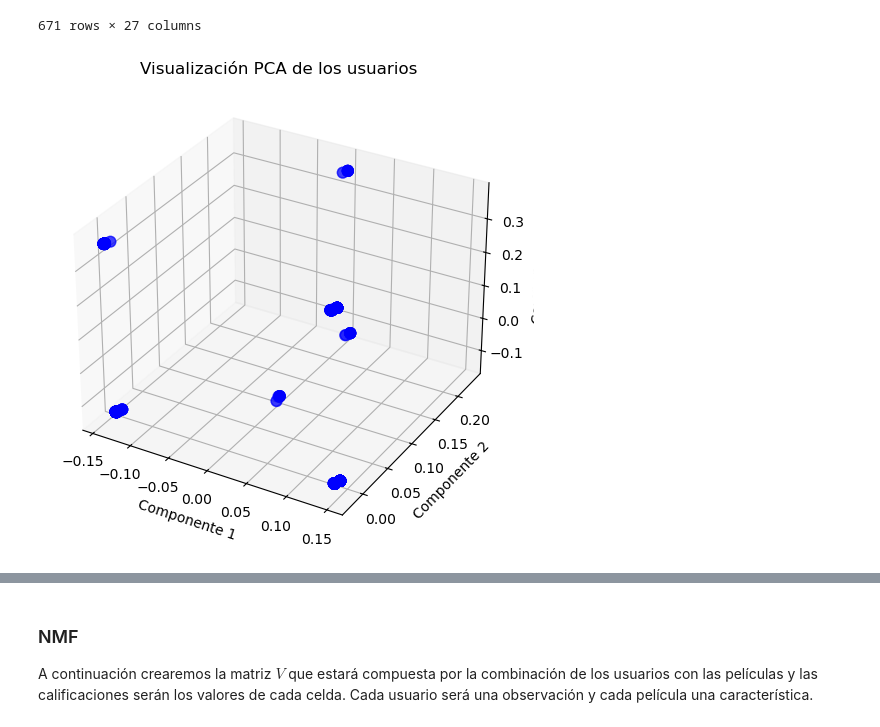
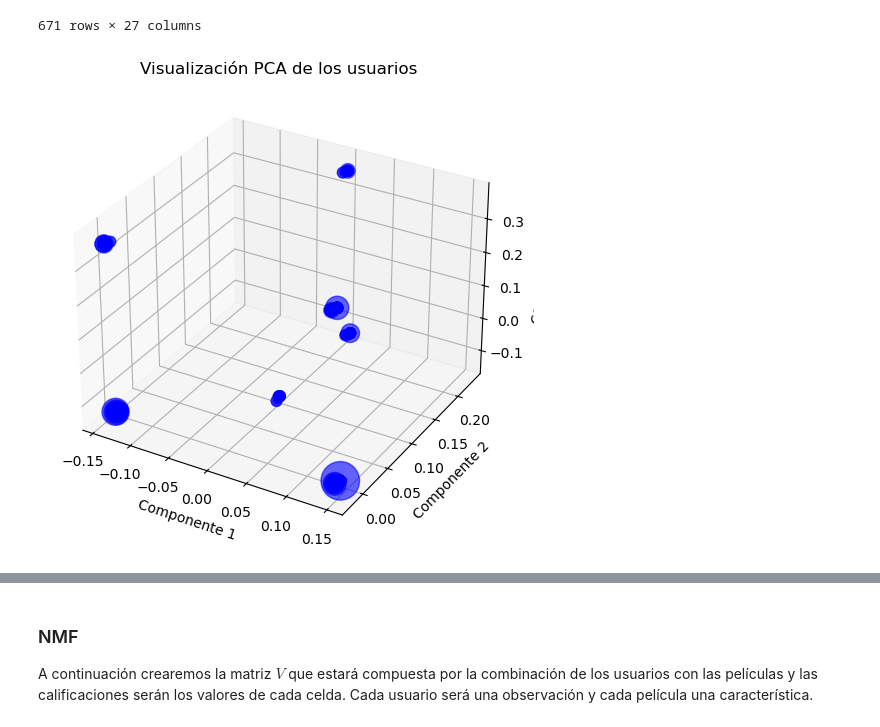
Before and after one commit to MonicaCabanas23/artificial-intelligence-course, a Jupyter notebook: Tareas/second-project/Second_Project.ipynb, the cells around one changed output, grey strips where cells are left out. Cells and saved outputs as stored; diff of their text form; code cells hidden in the pictures.

```diff
--- a/Tareas/second-project/Second_Project.ipynb
+++ b/Tareas/second-project/Second_Project.ipynb
@@ -486,22 +486,33 @@ users
 # %%
 from sklearn.decomposition import PCA
 import matplotlib.pyplot as plt
 
-# Reducir a 2 dimensiones
+# Reducir a 3 dimensiones
 pca = PCA(n_components=3)
 pca_components = pca.fit_transform(users)
+
+# Obtener los puntos únicos y contar las ocurrencias de cada punto
+unique_points, counts = np.unique(pca_components, axis=0, return_counts=True)
 
 # Graficar los resultados en 3D
 fig = plt.figure(figsize=(8, 6))
 ax = fig.add_subplot(111, projection='3d')
+
+# Usamos 'counts' como el tamaño de las burbujas
+bubble_size = counts * 10  # Ajusta el multiplicador para controlar el tamaño
+
+# Graficar burbujas
+ax.scatter(unique_points[:, 1], unique_points[:, 2], unique_points[:, 0],
+           s=bubble_size, c='blue', alpha=0.6)
+
 ax.scatter(pca_components[:, 1], pca_components[:, 2], pca_components[:, 0], c='blue', s=60)
 ax.set_xlabel('Componente 1')
 ax.set_ylabel('Componente 2')
 ax.set_zlabel('Componente 3')
 ax.set_title('Visualización PCA de los usuarios')
 plt.show()
 # %% [output]
-[figure, old version]
+[figure, new version]
 # %%
 from sklearn.cluster import KMeans
 from sklearn.metrics import silhouette_score
```
Also changed, not shown: parts of 6 cells of this notebook.
